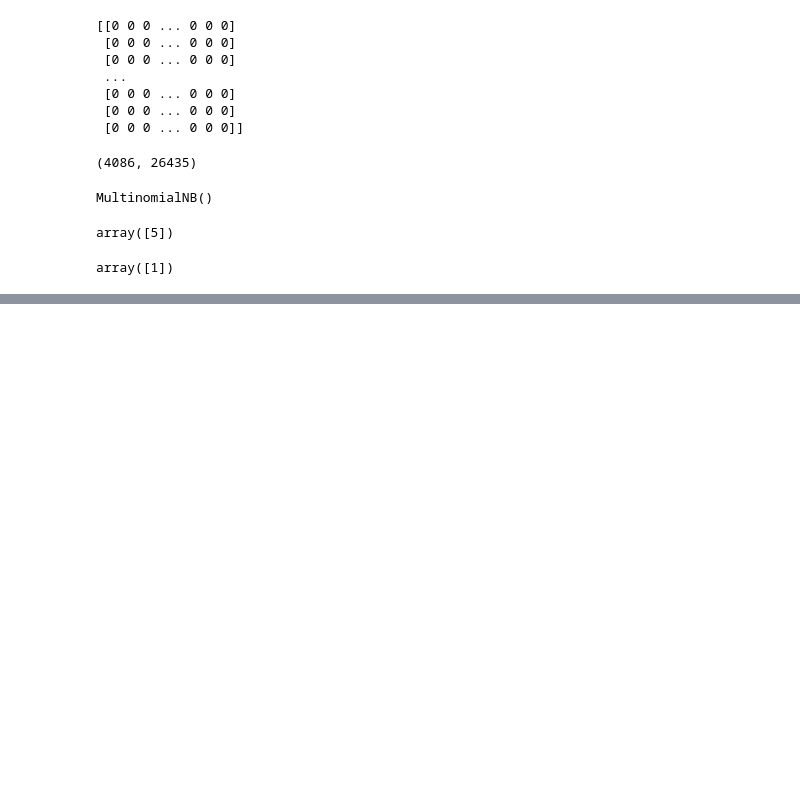
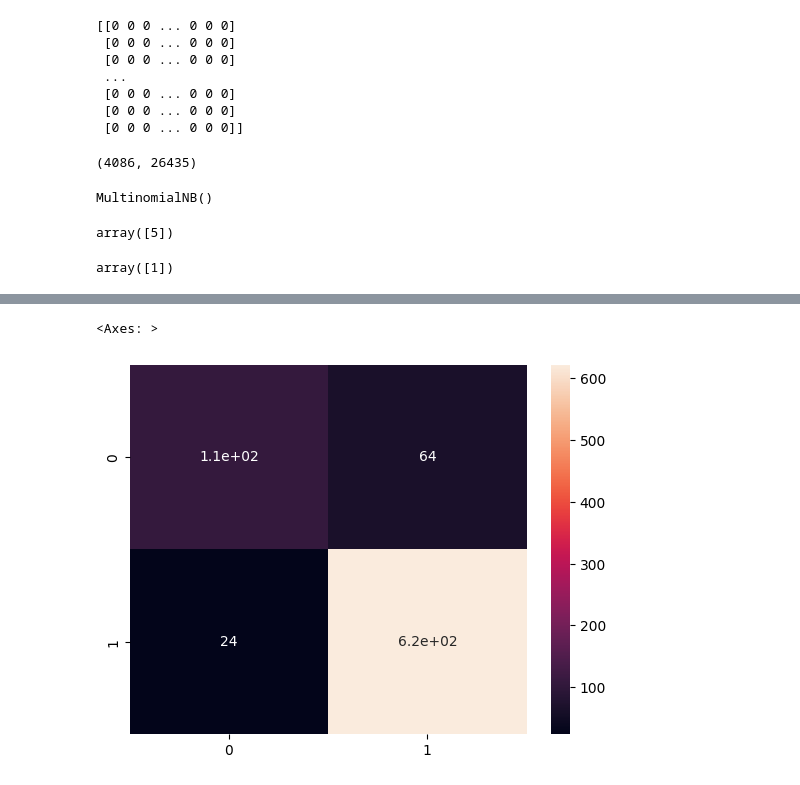
Before and after one commit to Hashim-Khan0/machine_learning_practice, a Jupyter notebook: NLP_yelp_reviews/yelp_classification.ipynb, the cells around one changed output, grey strips where cells are left out. Saved outputs shown, nothing was run; the diff lists cells and outputs as text; code cells hidden in the pictures; blank space fills up the shorter version.

```diff
--- a/NLP_yelp_reviews/yelp_classification.ipynb
+++ b/NLP_yelp_reviews/yelp_classification.ipynb
@@ -305,0 +340,8 @@ array([1])
+# %%
+y_predict_test= NB_classifier.predict(X_test)
+
+cm = confusion_matrix(y_test, y_predict_test)
+sns.heatmap(cm, annot=True)
+# %% [output]
+<Axes: >
+[figure, added]
```
Also changed, not shown: parts of 8 cells of this notebook.
